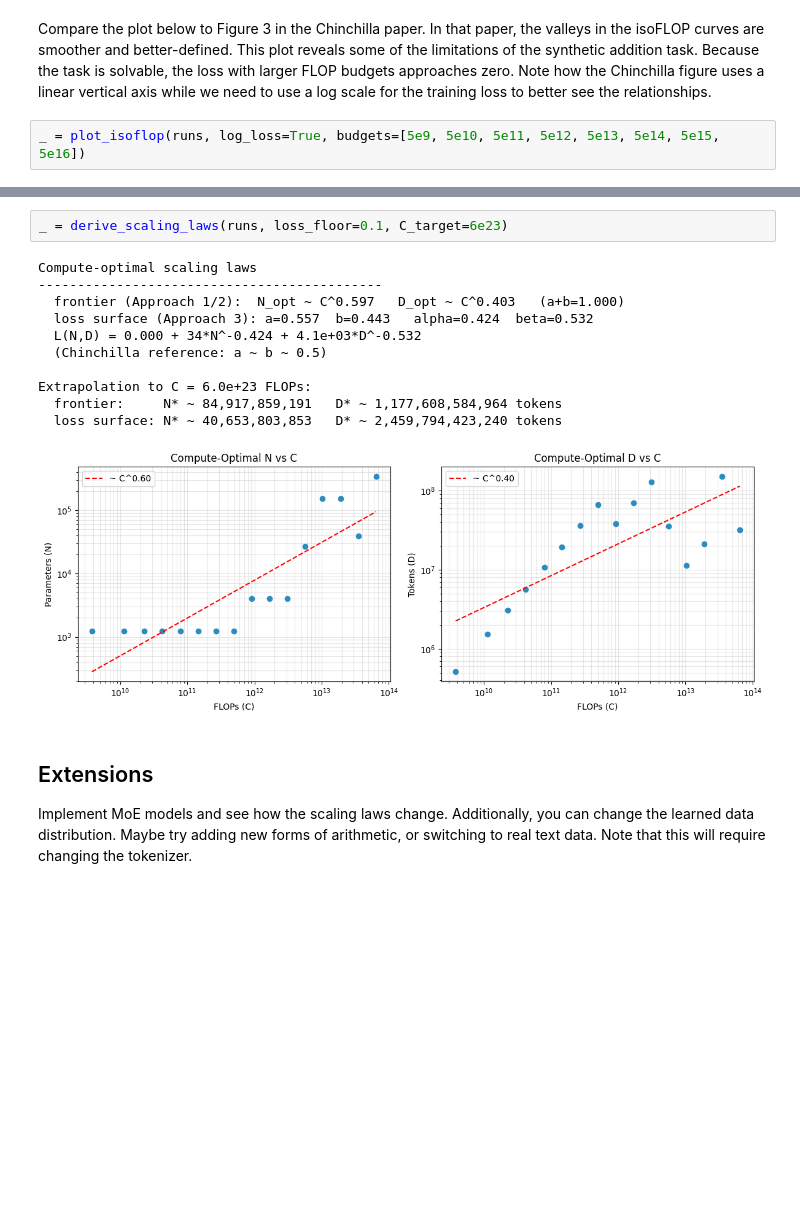
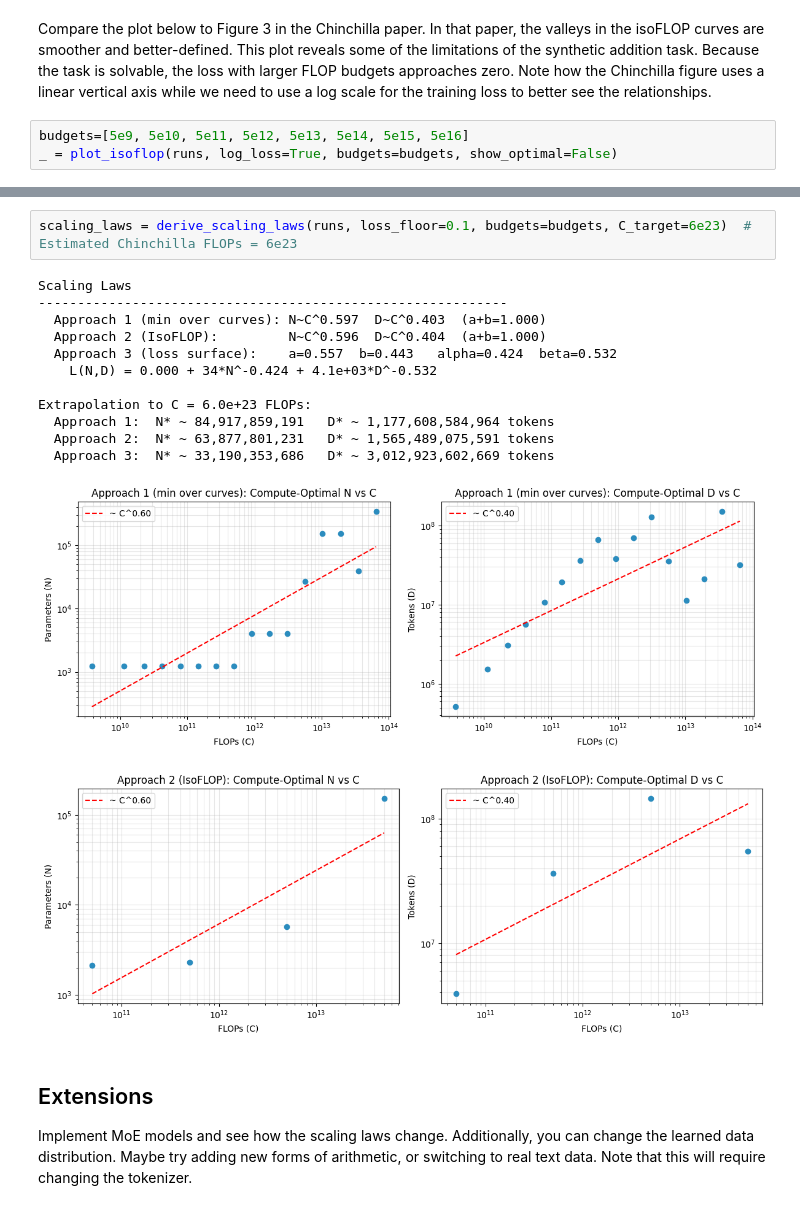
Before and after one commit to ncarolan/chinchilla, a Jupyter notebook: chinchilla.ipynb, the cells around one changed output, grey strips where cells are left out. Saved outputs shown, nothing was run; the diff lists cells and outputs as text; blank space fills up the shorter version.

```diff
--- a/chinchilla.ipynb
+++ b/chinchilla.ipynb
@@ -585,5 +496,6 @@ def plot_isoflop(runs, budgets=None, log_loss=False, show_optimal=False):
 # %% [markdown]
 Compare the plot below to Figure 3 in the Chinchilla paper. In that paper, the valleys in the isoFLOP curves are smoother and better-defined. This plot reveals some of the limitations of the synthetic addition task. Because the task is solvable, the loss with larger FLOP budgets approaches zero. Note how the Chinchilla figure uses a linear vertical axis while we need to use a log scale for the training loss to better see the relationships.
 # %%
-_ = plot_isoflop(runs, log_loss=True, budgets=[5e9, 5e10, 5e11, 5e12, 5e13, 5e14, 5e15, 5e16])
+budgets=[5e9, 5e10, 5e11, 5e12, 5e13, 5e14, 5e15, 5e16]
+_ = plot_isoflop(runs, log_loss=True, budgets=budgets, show_optimal=False)
 # %% [output]
@@ -755,17 +777,19 @@ def derive_scaling_laws(runs, loss_floor=0.1, C_target=None, plot=True):
 # %%
-_ = derive_scaling_laws(runs, loss_floor=0.1, C_target=6e23)
+scaling_laws = derive_scaling_laws(runs, loss_floor=0.1, budgets=budgets, C_target=6e23)  # Estimated Chinchilla FLOPs = 6e23
 # %% [output]
-Compute-optimal scaling laws
---------------------------------------------
-  frontier (Approach 1/2):  N_opt ~ C^0.597   D_opt ~ C^0.403   (a+b=1.000)
-  loss surface (Approach 3): a=0.557  b=0.443   alpha=0.424  beta=0.532
-  L(N,D) = 0.000 + 34*N^-0.424 + 4.1e+03*D^-0.532
-  (Chinchilla reference: a ~ b ~ 0.5)
+Scaling Laws
+------------------------------------------------------------
+  Approach 1 (min over curves): N~C^0.597  D~C^0.403  (a+b=1.000)
+  Approach 2 (IsoFLOP):         N~C^0.596  D~C^0.404  (a+b=1.000)
+  Approach 3 (loss surface):    a=0.557  b=0.443   alpha=0.424  beta=0.532
+    L(N,D) = 0.000 + 34*N^-0.424 + 4.1e+03*D^-0.532
 
 Extrapolation to C = 6.0e+23 FLOPs:
-  frontier:     N* ~ 84,917,859,191   D* ~ 1,177,608,584,964 tokens
-  loss surface: N* ~ 40,653,803,853   D* ~ 2,459,794,423,240 tokens
+  Approach 1:  N* ~ 84,917,859,191   D* ~ 1,177,608,584,964 tokens
+  Approach 2:  N* ~ 63,877,801,231   D* ~ 1,565,489,075,591 tokens
+  Approach 3:  N* ~ 33,190,353,686   D* ~ 3,012,923,602,669 tokens
-[figure, old version]
+[figure, new version]
+[figure, added]
 # %% [markdown]
 ## Extensions
 Implement MoE models and see how the scaling laws change. Additionally, you can change the learned data distribution. Maybe try adding new forms of arithmetic, or switching to real text data. Note that this will require changing the tokenizer.
```
Also changed, not shown: parts of 10 cells of this notebook.
